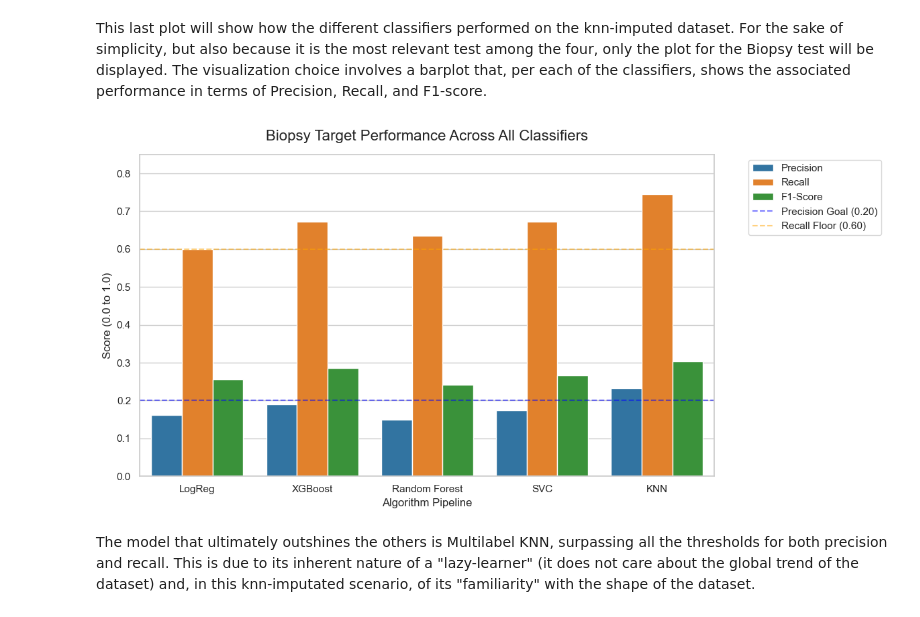
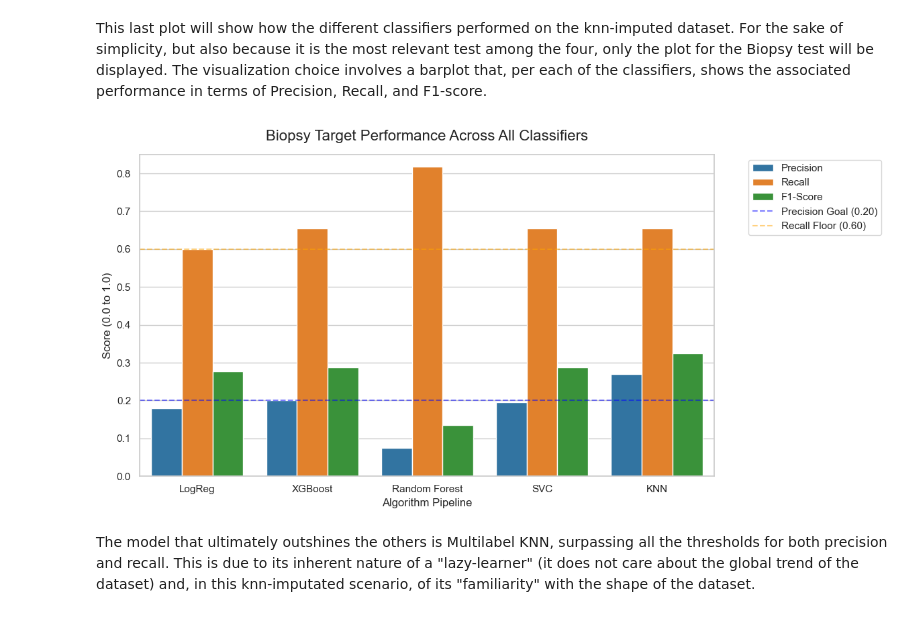
Before and after one commit to Filippo7206/unibo-dtm-ml-2526-cervical-cancer-predictor, a Jupyter notebook: notebooks/knn_modeling.ipynb, the cells around one changed output. Cells and saved outputs as stored; diff of their text form; code cells hidden in the pictures.

```diff
--- a/notebooks/knn_modeling.ipynb
+++ b/notebooks/knn_modeling.ipynb
@@ -549,9 +549,9 @@ The visualization choice involves a barplot that, per each of the classifiers, s
 #outlining the final performance data for the Biopsy target
 data = {
     'Classifier': ['LogReg', 'XGBoost', 'Random Forest', 'SVC', 'KNN'],
-    'Precision': [0.162, 0.190, 0.149, 0.174, 0.233],
-    'Recall': [0.600, 0.673, 0.636, 0.673, 0.745],
-    'F1-Score': [0.255, 0.285, 0.241, 0.267, 0.303]
+    'Precision': [0.180, 0.200, 0.074, 0.196, 0.270],
+    'Recall': [0.600, 0.655, 0.818, 0.655, 0.655],
+    'F1-Score': [0.277, 0.288, 0.135, 0.287, 0.325]
 }
 
 df_metrics = pd.DataFrame(data)
@@ -561,33 +561,33 @@ df_melted = df_metrics.melt(id_vars='Classifier', var_name='Metric', value_name=
 
 #creating the plot
 plt.figure(figsize=(12, 6))
 sns.set_theme(style="whitegrid")
 
 #drawing all the grouped bars per each classifier
 chart = sns.barplot(
     data=df_melted,
     x='Classifier',
     y='Score',
     hue='Metric',
     palette=['#1f77b4', '#ff7f0e', '#2ca02c'] # Blue for Precision, Orange for Recall, Green for F1
 )
 
 #adding clinical Target Lines
 plt.axhline(y=0.20, color='blue', linestyle='--', alpha=0.5, label='Precision Goal (0.20)')
 plt.axhline(y=0.60, color='orange', linestyle='--', alpha=0.5, label='Recall Floor (0.60)')
 
 #labels formatting
 plt.title('Biopsy Target Performance Across All Classifiers', fontsize=16, pad=15)
 plt.ylabel('Score (0.0 to 1.0)', fontsize=12)
 plt.xlabel('Algorithm Pipeline', fontsize=12)
 plt.ylim(0, 0.85)
 
 #ensuring the legend doesn't overlap the bars
 plt.legend(bbox_to_anchor=(1.05, 1), loc='upper left')
 plt.tight_layout()
 
 plt.show()
 # %% [output]
-[figure, old version]
+[figure, new version]
 # %% [markdown]
 The model that ultimately outshines the others is Multilabel KNN, surpassing all the thresholds for both precision and recall. This is due to its inherent nature of a "lazy-learner" (it does not care about the global trend of the dataset) and, in this knn-imputated scenario, of  its "familiarity" with the shape of the dataset.
```
Also changed, not shown: parts of 10 cells of this notebook, 1 other file.
